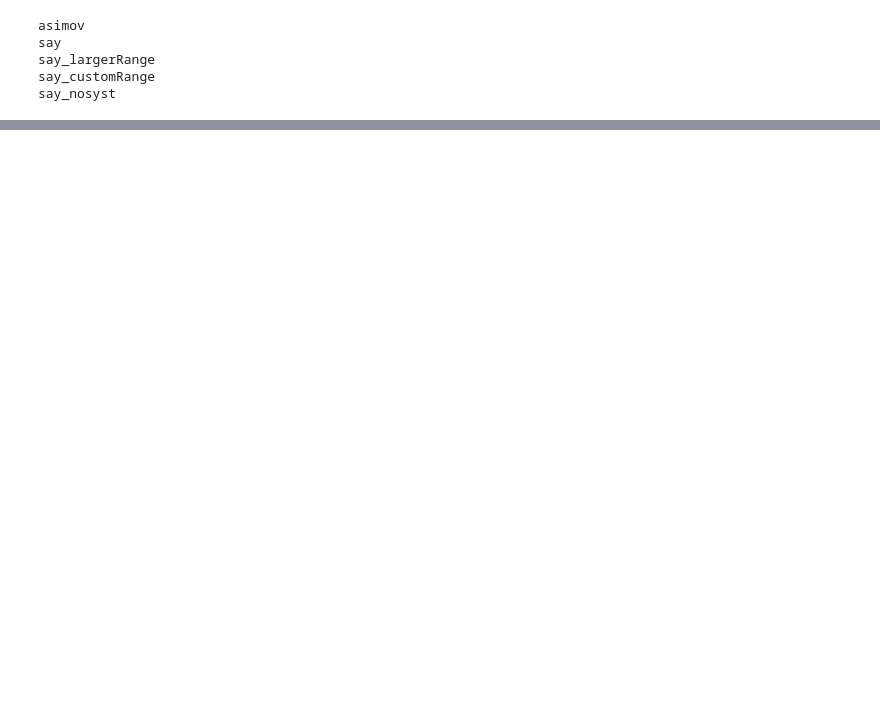
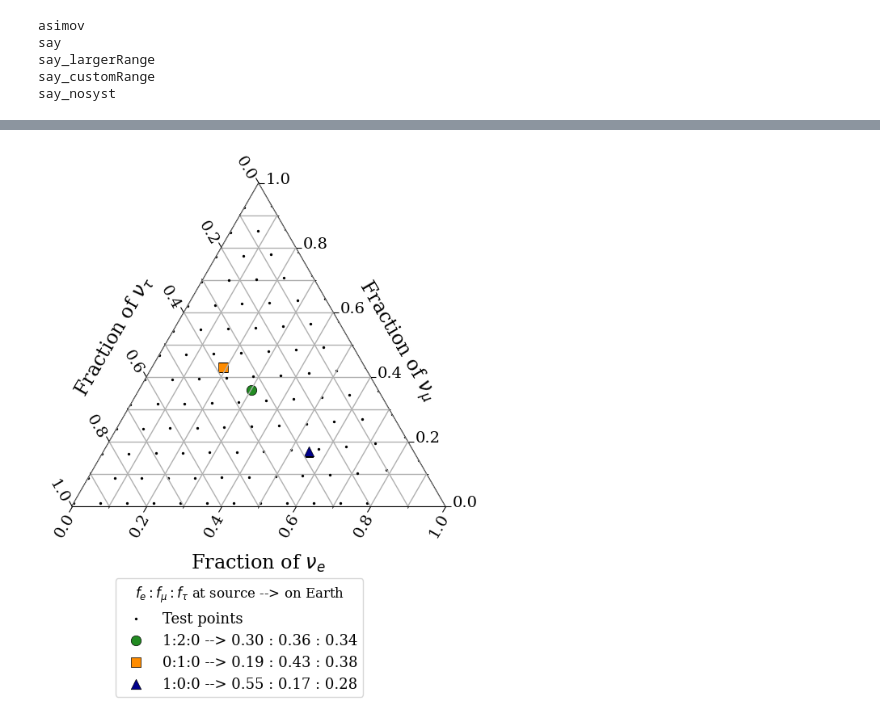
Before and after one commit to tjuanve/icc-ana, a Jupyter notebook: neha_flavour_ratio/plots/flavor_ratio.ipynb, the cells around one changed output, grey strips where cells are left out. Saved outputs shown, nothing was run; the diff lists cells and outputs as text; code cells hidden in the pictures; blank space fills up the shorter version.

```diff
--- a/neha_flavour_ratio/plots/flavor_ratio.ipynb
+++ b/neha_flavour_ratio/plots/flavor_ratio.ipynb
@@ -136,6 +133,58 @@ plt.rcParams.update({'font.family':'serif'})
 levels = [2.37,5.99]#,4.605]#4.605#, 5.99]
 levlabels = ['68%','95%']#'90% CL']#,'95% CL']
 percent_levels=[68,95]#,95]
+# %%
+# scan points
+
+fig = plt.figure()
+tax = flavor_triangle()
+
+lh, ll = [], []
+
+# which points were used in the study
+test_points = tax.ca.scatter(flavs[2],flavs[0],marker="o",s=2,color="black")
+
+lh.append(test_points)
+ll.append(r'Test points')
+
+test = tax.ca.scatter([0], [0], marker='+', facecolor='white',
+                  edgecolor='w', lw=0.5, s=10)
+
+# lh.append(test)
+# ll.append(r'$f_{e}:f_{\mu}:f_{\tau}$ at source --> on Earth')
+
+# standard 1:2:0 scenario
+traditional = tax.ca.scatter([0.34], [0.30], marker='o', facecolor='forestgreen',
+                  edgecolor='k', lw=0.5, s=80)
+
+lh.append(traditional)
+ll.append('1:2:0 --> 0.30 : 0.36 : 0.34')
+
+# muon damped
+muondamped = tax.ca.scatter([0.38], [0.19], marker='s', facecolor='darkorange',
+              edgecolor='k', lw=0.5, s=80)
+
+lh.append(muondamped)
+ll.append('0:1:0 --> 0.19 : 0.43 : 0.38')
+
+
+# only electron
+electron = tax.ca.scatter([0.28], [0.55], marker='^', facecolor='darkblue',
+              edgecolor='k', lw=0.5, s=80)
+
+lh.append(electron)
+ll.append('1:0:0 --> 0.55 : 0.17 : 0.28')
+
+
+l1 = tax.legend(lh, ll,
+                bbox_to_anchor=(0.8, -0.04),
+                title=r'$f_{e}:f_{\mu}:f_{\tau}$ at source --> on Earth',
+                prop=font_legend,title_fontsize=12.)
+
+
+plt.savefig(f"/data/user/tvaneede/GlobalFit/analysis/neha_flavour_ratio/plots/output/scan_points.pdf")
+# %% [output]
+[figure, added]
 # %%
 fig = plt.figure()
 tax = flavor_triangle()
```
Also changed, not shown: parts of 7 cells of this notebook, 5 other files.
